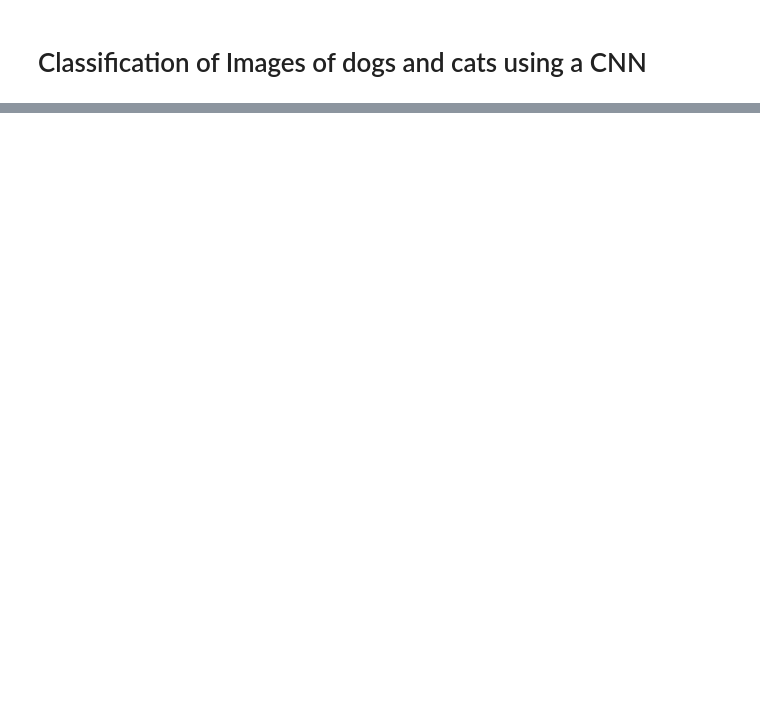
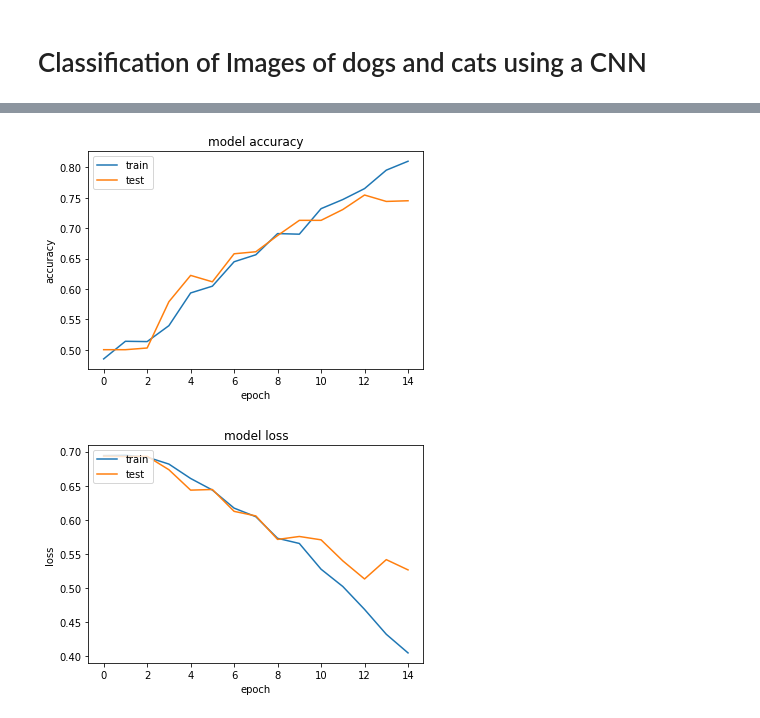
Before and after one commit to YazCodes/Deep-Learning-projects, a Jupyter notebook: Prediction2_CatvsDog.ipynb, the cells around one changed output, grey strips where cells are left out. Saved outputs shown, nothing was run; the diff lists cells and outputs as text; code cells hidden in the pictures; blank space fills up the shorter version.

```diff
--- a/Prediction2_CatvsDog.ipynb
+++ b/Prediction2_CatvsDog.ipynb
@@ -34,0 +105,20 @@ train_cats_dir = os.path.join(validation_dir, 'dogs')
+# %%
+# All images will be rescaled by 1./255
+train_datagen = ImageDataGenerator(rescale=1/255)
+validation_datagen = ImageDataGenerator(rescale=1/255)
+
+# Flow training images in batches of 32 using train_datagen generator
+train_generator = train_datagen.flow_from_directory(
+        '/content/drive/MyDrive/dogs-vs-cats-vvsmall/dogs-vs-cats-vvsmall/train',  # This is the source directory for training images
+        target_size=(300, 300),  # All images will be resized to 300x300
+        batch_size=32,
+        # Since we use binary_crossentropy loss, we need binary labels
+        class_mode='binary')
+
+# Flow training images in batches of 32 using train_datagen generator
+validation_generator = validation_datagen.flow_from_directory(
+        '/content/drive/MyDrive/dogs-vs-cats-vvsmall/dogs-vs-cats-vvsmall/validation',  # This is the source directory for validation images
+        target_size=(300, 300),  # All images will be resized to 300x300
+        batch_size=32,
+        # Since we use binary_crossentropy loss, we need binary labels
+        class_mode='binary')
@@ -34,0 +167,7 @@ train_cats_dir = os.path.join(validation_dir, 'dogs')
+# %%
+model.compile(loss='binary_crossentropy', optimizer='adam', metrics=['accuracy'])
+# %%
+history=model.fit( train_generator,
+                    validation_data = validation_generator,
+                    epochs=15
+                  )
@@ -34,0 +192,21 @@ train_cats_dir = os.path.join(validation_dir, 'dogs')
+# %%
+# summarize the history for accuracy
+plt.plot(history.history['accuracy'])
+plt.plot(history.history['val_accuracy'])
+plt.title('model accuracy')
+plt.ylabel('accuracy')
+plt.xlabel('epoch')
+plt.legend(['train','test'], loc='upper left')
+plt.show()
+
+# summarize the history for loss
+plt.plot(history.history['loss'])
+plt.plot(history.history['val_loss'])
+plt.title('model loss')
+plt.ylabel('loss')
+plt.xlabel('epoch')
+plt.legend(['train','test'], loc='upper left')
+plt.show()
+# %% [output]
+[figure, added]
+[figure, added]
```
Also changed, not shown: parts of 9 cells of this notebook.
